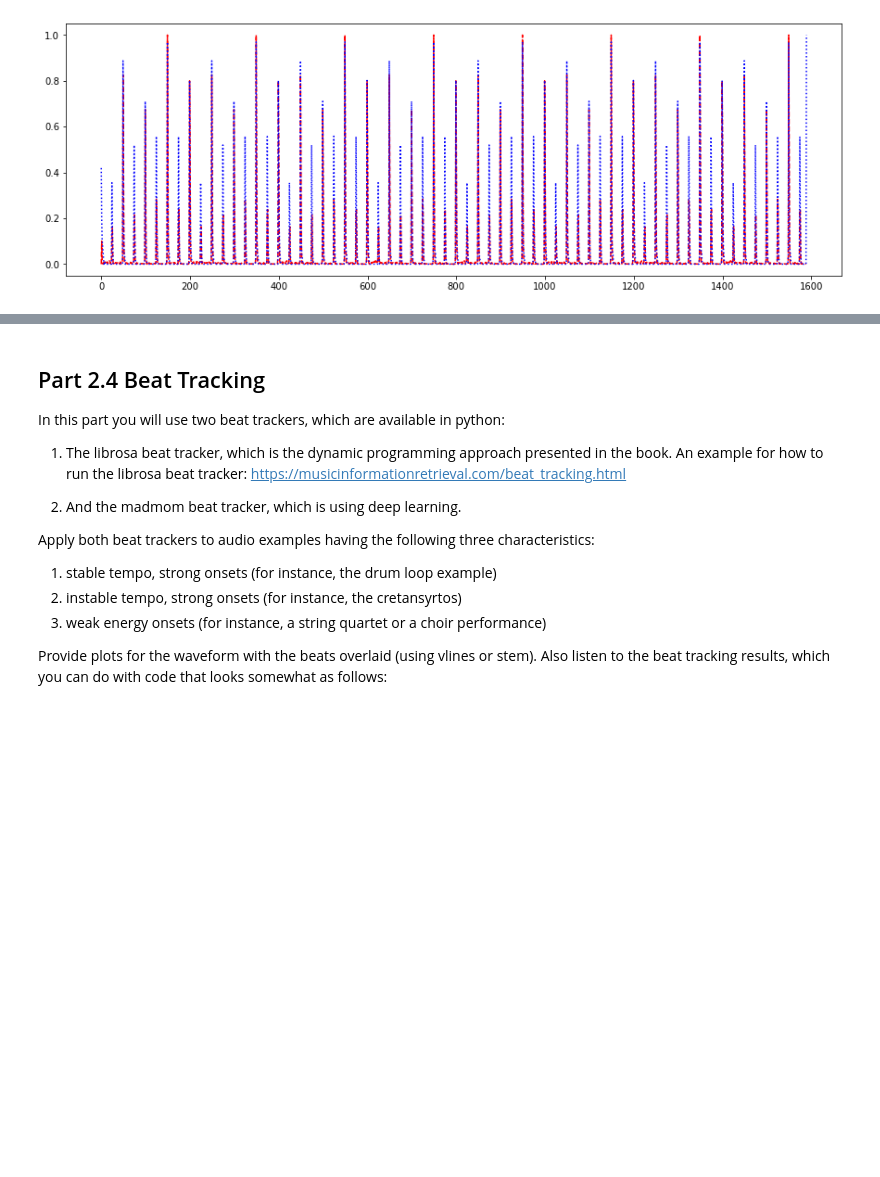
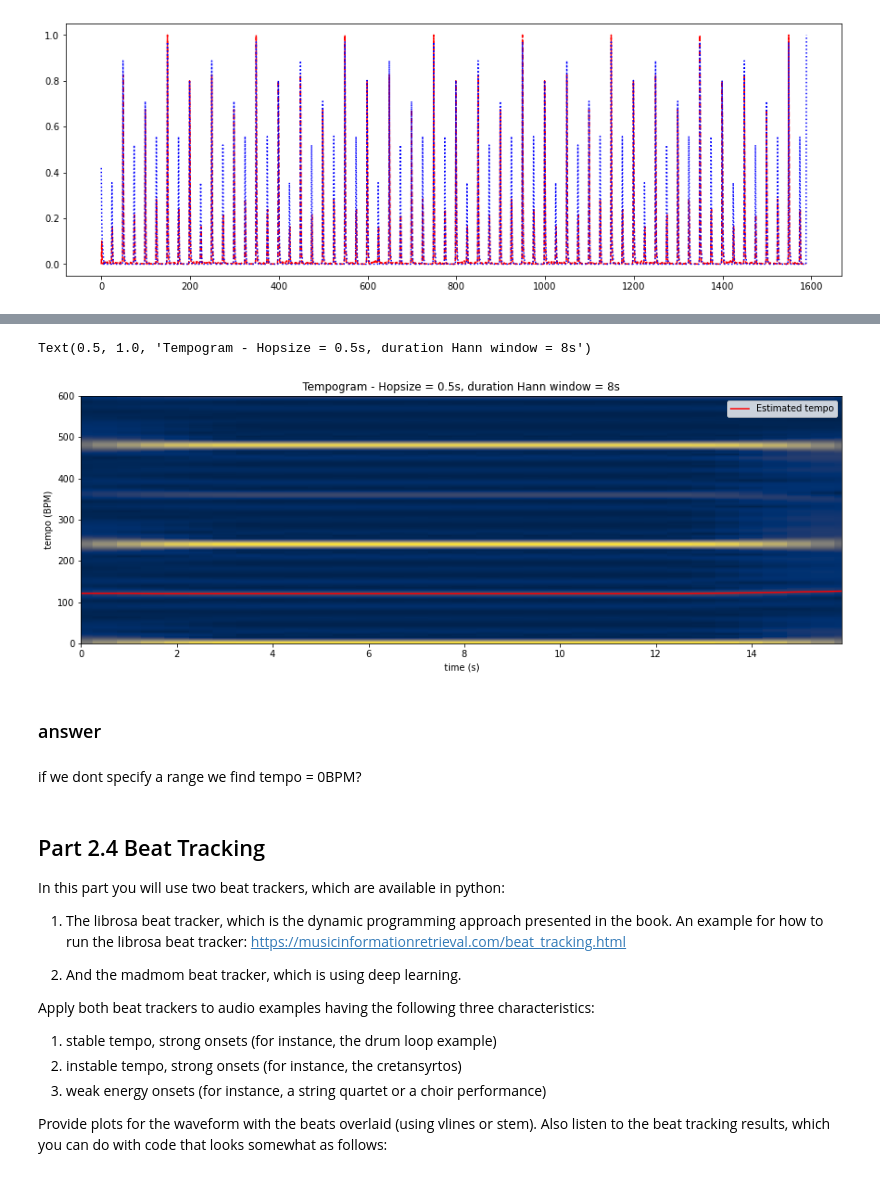
Before and after one commit to sergi-andreu/MusicInformatics, a Jupyter notebook: Lab 3 Beat Detection/DT2470_lab03_Carsten_Sergi.ipynb, the cells around one changed output, grey strips where cells are left out. Drawn from its saved outputs; the diff is of its cells as text; code cells hidden in the pictures; blank space fills up the shorter version.

```diff
--- a/Lab 3 Beat Detection/DT2470_lab03_Carsten_Sergi.ipynb
+++ b/Lab 3 Beat Detection/DT2470_lab03_Carsten_Sergi.ipynb
@@ -306,6 +304,51 @@ The Fourier tempogram then is nothing but the STFT magnitude of the novelty func
 ![](https://drive.google.com/uc?id=1vgbnAiJ_vlGeO44j_syyIlTy_Z6FyiHm)
 
 The red line in the above plot is the tempo estimate that I get, when I look for the maximum of the tempogram in each column in a range from 100 to 200 bpm. Implement this tempo estimation, and report also what you obtain when you do not constrain it to a specific tempo range.
+# %%
+# STFT magnitude of spectral novelty function, map frequency to tempo
+# We use the spectral novelty function from above (noveltyHWR_time_enhanced)
+# (non-normalized but enhanced with half-wave rectification)
+
+def tempoEstimate(tempo, tempogram, rangeLow=0, rangeHigh=1e10):
+    # Estimate the tempo from a tempogram within a given range
+    # The tempo is the maximum of the tempogram in each column
+    idx_low = np.argmin(np.abs( tempo - rangeLow ))
+    idx_high = np.argmin(np.abs( tempo - rangeHigh ))
+    return tempo[np.argmax(tempogram[idx_low:idx_high,:], axis=0) + idx_low]
+
+Novelty_sample_rate = len(noveltyHWR_time_enhanced) / duration
+
+
+window_size = Novelty_sample_rate * 8 #s
+hop_size = Novelty_sample_rate * 0.5 #s
+overlap_size = window_size - hop_size
+
+# Compute short-time Fourier transform
+f2, t2, Zxx2 = stft(noveltyHWR_time_enhanced, fs=Novelty_sample_rate, window='hann', nperseg=window_size,
+                    noverlap=overlap_size, nfft=8192)
+tempo = 60 * f2 # equation 6.24
+tempogram = np.abs(Zxx2)
+
+# Estimate tempo
+tempo_estimate = tempoEstimate(tempo,tempogram, rangeLow=100, rangeHigh=200)
+
+#Plotting
+fig, ax = plt.subplots(figsize=(15,5))
+im = ax.pcolormesh(t2, tempo, tempogram, shading='nearest', cmap='cividis')
+ax.plot(t2, tempo_estimate, 'r', label="Estimated tempo")
+ax.set_xlabel('time (s)')
+ax.set_ylabel('tempo (BPM)')
+ax.set_ylim((0,600))
+ax.set_xlim((0,duration))
+ax.legend(loc='best')
+ax.set_title(f'Tempogram - Hopsize = 0.5s, duration Hann window = 8s')
+# %% [output]
+Text(0.5, 1.0, 'Tempogram - Hopsize = 0.5s, duration Hann window = 8s')
+[figure, added]
+# %% [markdown]
+### answer
+# %% [markdown]
+if we dont specify a range we find tempo = 0BPM?
 # %% [markdown]
 ## Part 2.4 Beat Tracking
 
```
Also changed, not shown: parts of 2 cells of this notebook.
